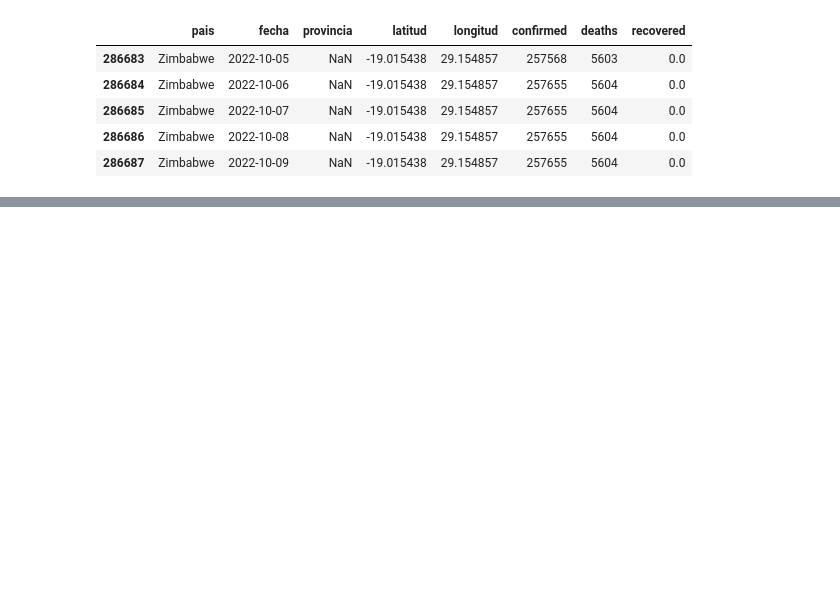
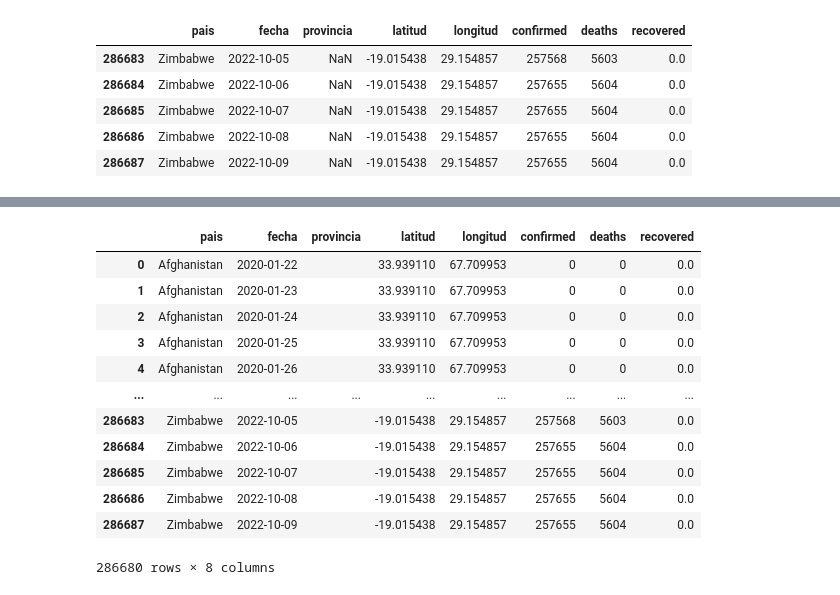
Before and after one commit to raulangelj/DS-Lab8, a Jupyter notebook: Laboratorio8.ipynb, the cells around one changed output, grey strips where cells are left out. Drawn from its saved outputs; the diff is of its cells as text; code cells hidden in the pictures; blank space fills up the shorter version.

```diff
--- a/Laboratorio8.ipynb
+++ b/Laboratorio8.ipynb
@@ -74,0 +148,19 @@ df_covid.tail()
+# %%
+import numpy as np
+#Se nota que los datos principales estan completos, en el caso de recuperados puede que al inicio este dato no se reportara , por lo que es aceptable.
+vals ={"provincia":"", "latitud":np.NaN, "longitud":np.NaN, "recovered":0}
+df_covid.fillna(value=vals)
+# %% [output]
+|  | pais | fecha | provincia | latitud | longitud | confirmed | deaths | recovered |
+| 0 | Afghanistan | 2020-01-22 |  | 33.939110 | 67.709953 | 0 | 0 | 0.0 |
+| 1 | Afghanistan | 2020-01-23 |  | 33.939110 | 67.709953 | 0 | 0 | 0.0 |
+| 2 | Afghanistan | 2020-01-24 |  | 33.939110 | 67.709953 | 0 | 0 | 0.0 |
+| 3 | Afghanistan | 2020-01-25 |  | 33.939110 | 67.709953 | 0 | 0 | 0.0 |
+| 4 | Afghanistan | 2020-01-26 |  | 33.939110 | 67.709953 | 0 | 0 | 0.0 |
+| ... | ... | ... | ... | ... | ... | ... | ... | ... |
+| 286683 | Zimbabwe | 2022-10-05 |  | -19.015438 | 29.154857 | 257568 | 5603 | 0.0 |
+| 286684 | Zimbabwe | 2022-10-06 |  | -19.015438 | 29.154857 | 257655 | 5604 | 0.0 |
+| 286685 | Zimbabwe | 2022-10-07 |  | -19.015438 | 29.154857 | 257655 | 5604 | 0.0 |
+| 286686 | Zimbabwe | 2022-10-08 |  | -19.015438 | 29.154857 | 257655 | 5604 | 0.0 |
+| 286687 | Zimbabwe | 2022-10-09 |  | -19.015438 | 29.154857 | 257655 | 5604 | 0.0 |
+286680 rows × 8 columns
```
Also changed, not shown: parts of 15 cells of this notebook.
